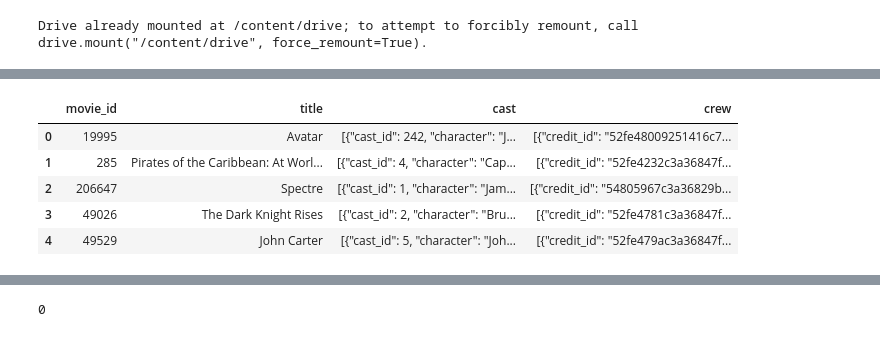
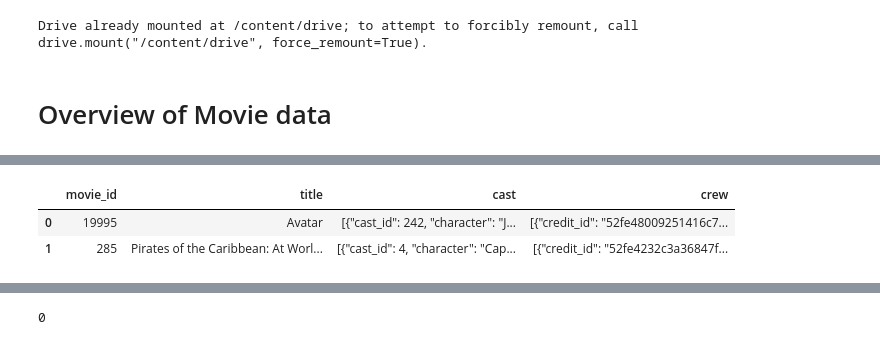
Before and after one commit to CodesByVishal/Movie-Reccomendation-System-ML-Project, a Jupyter notebook: Movie_Reccomendation_System_ML_Project.ipynb, the cells around one changed output, grey strips where cells are left out. Cells and saved outputs as stored; diff of their text form; code cells hidden in the pictures.

```diff
--- a/Movie_Reccomendation_System_ML_Project.ipynb
+++ b/Movie_Reccomendation_System_ML_Project.ipynb
@@ -37 +33,3 @@ credits = pd.read_csv('/content/drive/MyDrive/Moive Reccomendation ML Project/tm
+# %% [markdown]
+# Overview of Movie data
 # %%
@@ -41,14 +39,10 @@ movie.head(2)
 |  | budget | genres | homepage | id | keywords | original_language | original_title | overview | ... |
 | 0 | 237000000 | [{"id": 28, "name": "Action"}, {"... | http://www.avatarmovie.com/ | 19995 | [{"id": 1463, "name": "culture cl... | en | Avatar | In the 22nd century, a paraplegic... | ... |
 | 1 | 300000000 | [{"id": 12, "name": "Adventure"},... | http://disney.go.com/disneypictur... | 285 | [{"id": 270, "name": "ocean"}, {"... | en | Pirates of the Caribbean: At Worl... | Captain Barbossa, long believed t... | ... |
-# %%
-# Overview of crew data
-credits.head(5)
-# %% [output]
-|  | movie_id | title | cast | crew |
-| 0 | 19995 | Avatar | [{"cast_id": 242, "character": "J... | [{"credit_id": "52fe48009251416c7... |
-| 1 | 285 | Pirates of the Caribbean: At Worl... | [{"cast_id": 4, "character": "Cap... | [{"credit_id": "52fe4232c3a36847f... |
-| 2 | 206647 | Spectre | [{"cast_id": 1, "character": "Jam... | [{"credit_id": "54805967c3a36829b... |
-| 3 | 49026 | The Dark Knight Rises | [{"cast_id": 2, "character": "Bru... | [{"credit_id": "52fe4781c3a36847f... |
-| 4 | 49529 | John Carter | [{"cast_id": 5, "character": "Joh... | [{"credit_id": "52fe479ac3a36847f... |
+# %%
+credit.head(2)
+# %% [output]
+|  | movie_id | title | cast | crew |
+| 0 | 19995 | Avatar | [{"cast_id": 242, "character": "J... | [{"credit_id": "52fe48009251416c7... |
+| 1 | 285 | Pirates of the Caribbean: At Worl... | [{"cast_id": 4, "character": "Cap... | [{"credit_id": "52fe4232c3a36847f... |
 # %%
```
Also changed, not shown: parts of 97 cells of this notebook.
